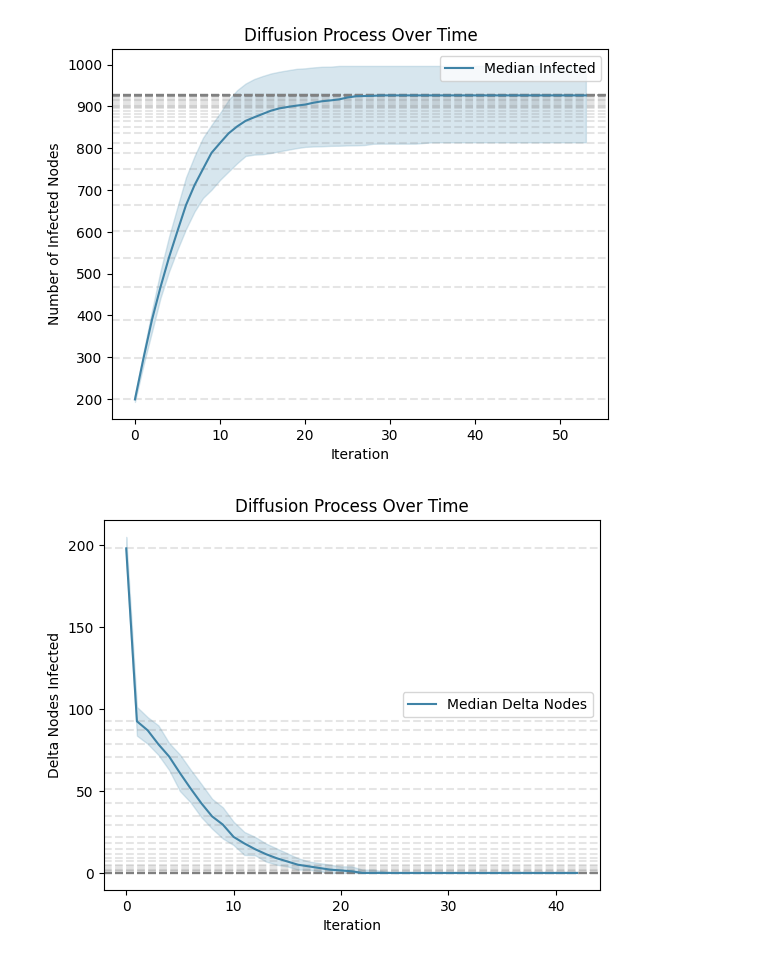
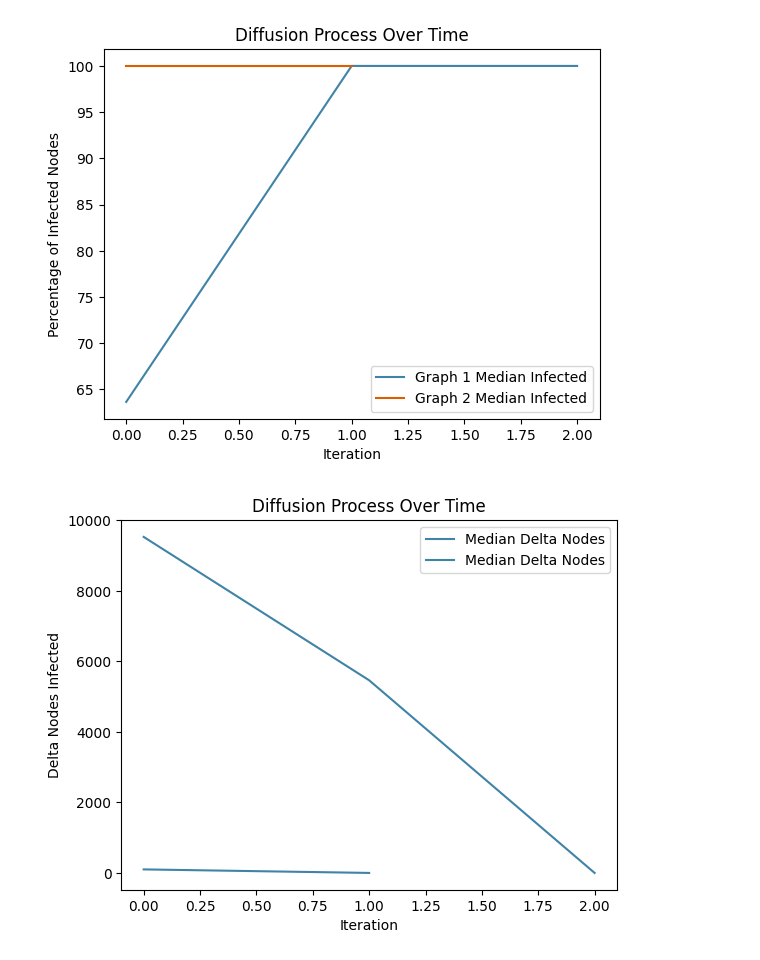
Before and after one commit to eliotwrobson/CyNetDiff, a Jupyter notebook: examples/visualizations.ipynb, the cells around one changed output. Drawn from its saved outputs; the diff is of its cells as text; code cells hidden in the pictures.

Commit message:
Added multiple graphs

```diff
--- a/examples/visualizations.ipynb
+++ b/examples/visualizations.ipynb
@@ -131,17 +120,17 @@ def create_plot_for_delta_nodes_infected(graph: nx.Graph, seeds):
     plt.legend()
     plt.show()
 # %%
-# G = nx.fast_gnp_random_graph(15000, 2)
+O = nx.fast_gnp_random_graph(15000, 2)
 G = nx.watts_strogatz_graph(15000, 100, 0.01)
-# G = nx.erdos_renyi_graph(100, 0.1)
+B = nx.erdos_renyi_graph(100, 0.1)
 nx.set_edge_attributes(G, 0.01, "activation_prob")
-num_seeds = 100
-seeds = set(random.sample(list(G.nodes()), num_seeds))
+nx.set_edge_attributes(O, 0.01, "activation_prob")
+nx.set_edge_attributes(B, 0.01, "activation_prob")
 # %%
-create_plot_for_nodes_infected_perc(G, seeds)
+create_plot_for_nodes_infected_perc(O,B,None,None , False)
 # %% [output]
-[figure, old version]
+[figure, new version]
 # %%
-create_plot_for_delta_nodes_infected(G, seeds)
+create_plot_for_delta_nodes_infected(O,B,None, None ,False)
 # %% [output]
-[figure, old version]
+[figure, new version]
```
Also changed, not shown: parts of 2 cells of this notebook.
